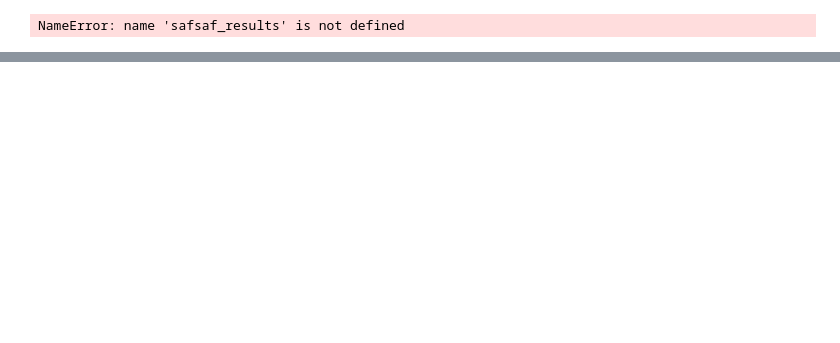
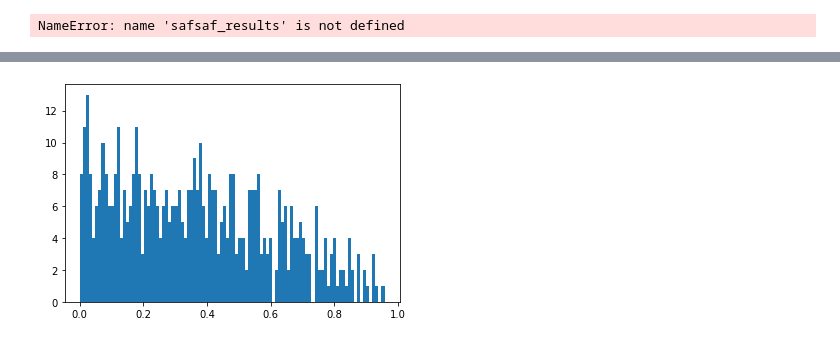
Before and after one commit to FinleyGibson/SAF_EMO, a Jupyter notebook: experiments/wfg6_5obj_12d_revised_scaled_setref/analysis.ipynb, the cells around one changed output, grey strips where cells are left out. Saved outputs shown, nothing was run; the diff lists cells and outputs as text; code cells hidden in the pictures; blank space fills up the shorter version.

```diff
--- a/experiments/wfg6_5obj_12d_revised_scaled_setref/analysis.ipynb
+++ b/experiments/wfg6_5obj_12d_revised_scaled_setref/analysis.ipynb
@@ -196,0 +229,7 @@ lhslhs_results["y"].shape
+# %%
+def scatter_nsphere(n_points, n_dims):
+    """scatter n_points onto unit n-spere with n_dims dimensions"""
+    points = np.random.randn(n_points,n_dims)
+    d = (points**2).sum(axis=1)**0.5
+    norm_points = (points.T/d.T).T
+    return np.abs(norm_points)
@@ -197 +240,3 @@ lhslhs_results["y"].shape
+# %%
+pn = scatter_nsphere(500, 5)
 # %%
@@ -200,0 +246,4 @@ ref.shape
+# %%
+plt.hist(pn[:,1], 100);
+# %% [output]
+[figure, added]
```
Also changed, not shown: parts of 20 cells of this notebook, 1 other file.
